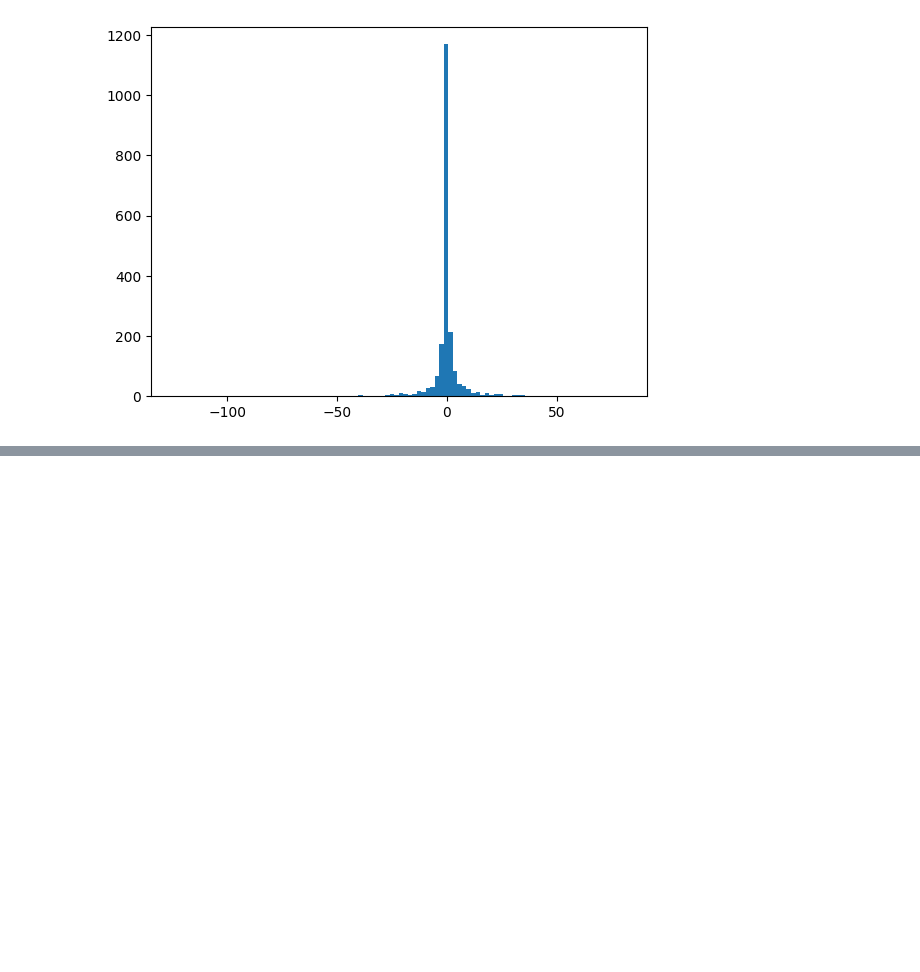
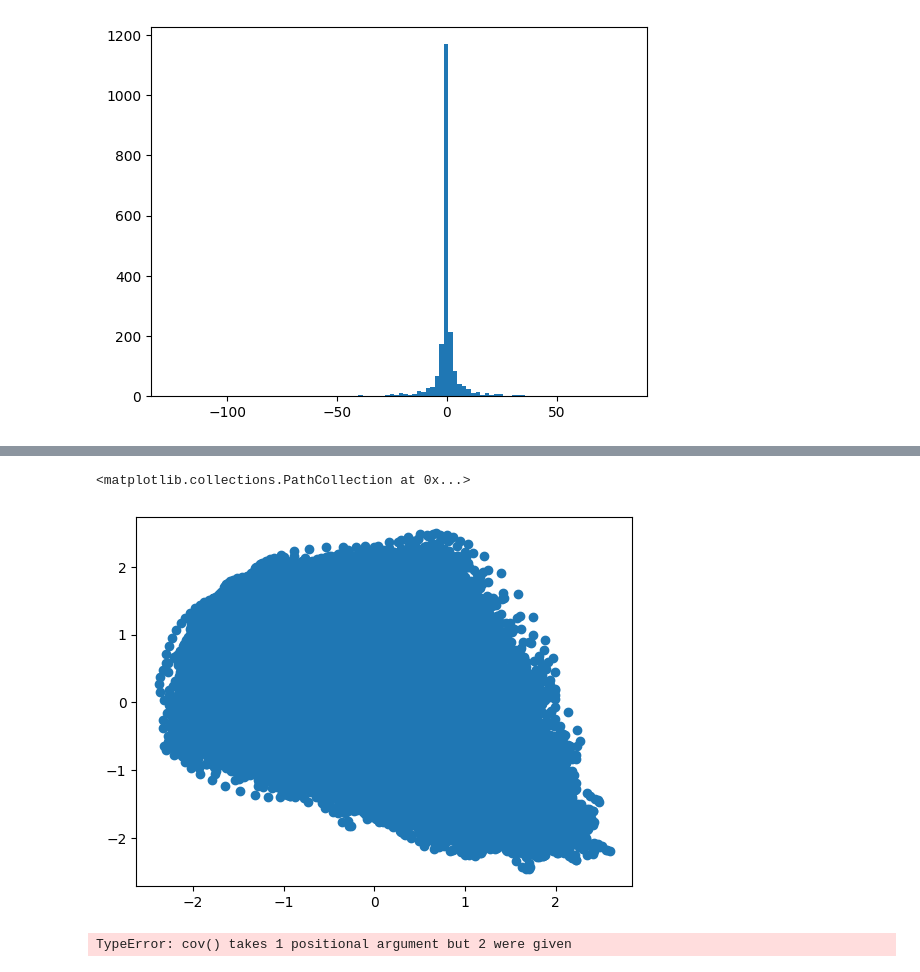
Before and after one commit to pinakm9/DeepRFM, a Jupyter notebook: notebooks/test.ipynb, the cells around one changed output, grey strips where cells are left out. Cells and saved outputs as stored; diff of their text form; code cells hidden in the pictures; blank space fills up the shorter version.

```diff
--- a/notebooks/test.ipynb
+++ b/notebooks/test.ipynb
@@ -207,0 +196,9 @@ f(1, 11)
+# %%
+plt.scatter(x[0], y[0])
+# %% [output]
+<matplotlib.collections.PathCollection at 0x...>
+[figure, added]
+# %%
+torch.cov(x, y)
+# %% [output]
+TypeError: cov() takes 1 positional argument but 2 were given
```
Also changed, not shown: parts of 36 cells of this notebook, 6 other files.
